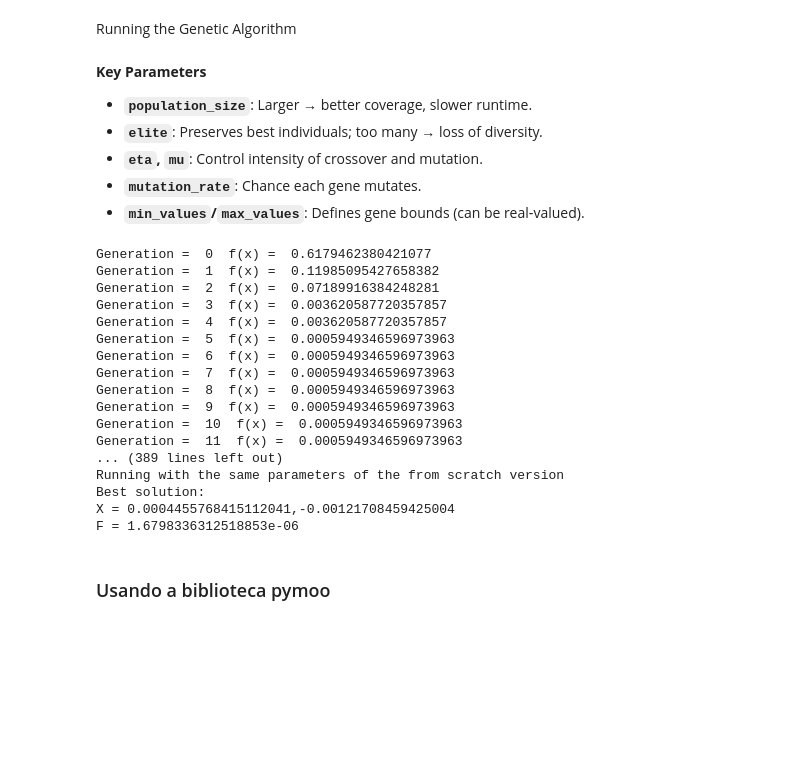
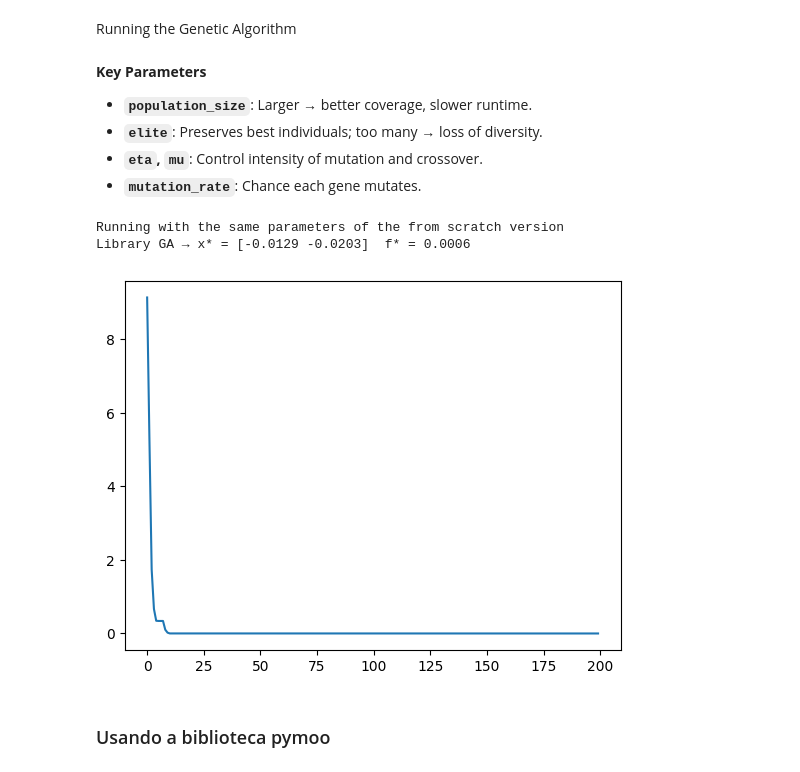
Before and after one commit to glaucogoncalves/nio, a Jupyter notebook: lectures/04_02_SA_GA.ipynb, the cells around one changed output. Drawn from its saved outputs; the diff is of its cells as text; code cells hidden in the pictures; blank space fills up the shorter version.

```diff
--- a/lectures/04_02_SA_GA.ipynb
+++ b/lectures/04_02_SA_GA.ipynb
@@ -546,45 +568,42 @@ Running the Genetic Algorithm
 
 * **`population_size`**: Larger → better coverage, slower runtime.
 * **`elite`**: Preserves best individuals; too many → loss of diversity.
-* **`eta`, `mu`**: Control intensity of crossover and mutation.
+* **`eta`, `mu`**: Control intensity of mutation and crossover.
 * **`mutation_rate`**: Chance each gene mutates.
-* **`min_values`/`max_values`**: Defines gene bounds (can be real‐valued).
 # %%
-best = genetic_algorithm(
-    population_size = cromossomos,      # population size
-    mutation_rate   = txMutacao,        # mutation probability
-    elite           = 1,                # number of elite individuals
-    min_values      = (li, li),         # lower bounds
-    max_values      = (ls, ls),         # upper bounds
-    eta             = 1,                # crossover intensity
-    mu              = 1,                # mutation intensity
-    generations     = geracoes,         # number of generations
-    target_function = paraboloid,       # fitness function
-    verbose         = True,             # display fitness per generation
-    start_init      = None,             # no fixed initial guess
-    target_value    = None              # no target value
-)
+parameters = {
+    'elite':                 1,           # number of elite individuals
+    'population_size':       cromossomos, # population size
+    'mutation_rate':         txMutacao,   # mutation probability
+    'eta':                   2,           # mutation intensity
+    'mu':                    2,           # crossover intensity
+    'seed':					 42
+}
+
+result = pymetaheuristic.optimize(
+					algorithm                  = "ga",
+                    config				       = parameters,
+					target_function            = paraboloid,
+					min_values                 = (li, li),
+					max_values                 = (ls, ls),
+					max_steps                  = geracoes,
+					store_history              = True
+				)
 
 print("Running with the same parameters of the from scratch version")
-print("Best solution: \nX = %s,%s\nF = %s" % (best[0], best[1], best[2]))
+print("Library GA → x* =", np.round(result.best_position,4), " f* =", round(result.best_fitness,4))
 # %% [output]
-Generation =  0  f(x) =  0.6179462380421077
-Generation =  1  f(x) =  0.11985095427658382
-Generation =  2  f(x) =  0.07189916384248281
-Generation =  3  f(x) =  0.003620587720357857
-Generation =  4  f(x) =  0.003620587720357857
-Generation =  5  f(x) =  0.0005949346596973963
-Generation =  6  f(x) =  0.0005949346596973963
-Generation =  7  f(x) =  0.0005949346596973963
-Generation =  8  f(x) =  0.0005949346596973963
-Generation =  9  f(x) =  0.0005949346596973963
-Generation =  10  f(x) =  0.0005949346596973963
-Generation =  11  f(x) =  0.0005949346596973963
-... (389 lines left out)
 Running with the same parameters of the from scratch version
-Best solution:
-X = 0.0004455768415112041,-0.00121708459425004
-F = 1.6798336312518853e-06
+Library GA → x* = [-0.0129 -0.0203]  f* = 0.0006
+# %%
+best_m = []
+for r in result.history:
+    best_m.append(r['best_fitness'])
+
+plt.plot(best_m,)
+plt.show()
+# %% [output]
+[figure, added]
 # %% [markdown]
 ### Usando a biblioteca pymoo
 # %% [markdown]
```
Also changed, not shown: parts of 19 cells of this notebook.
